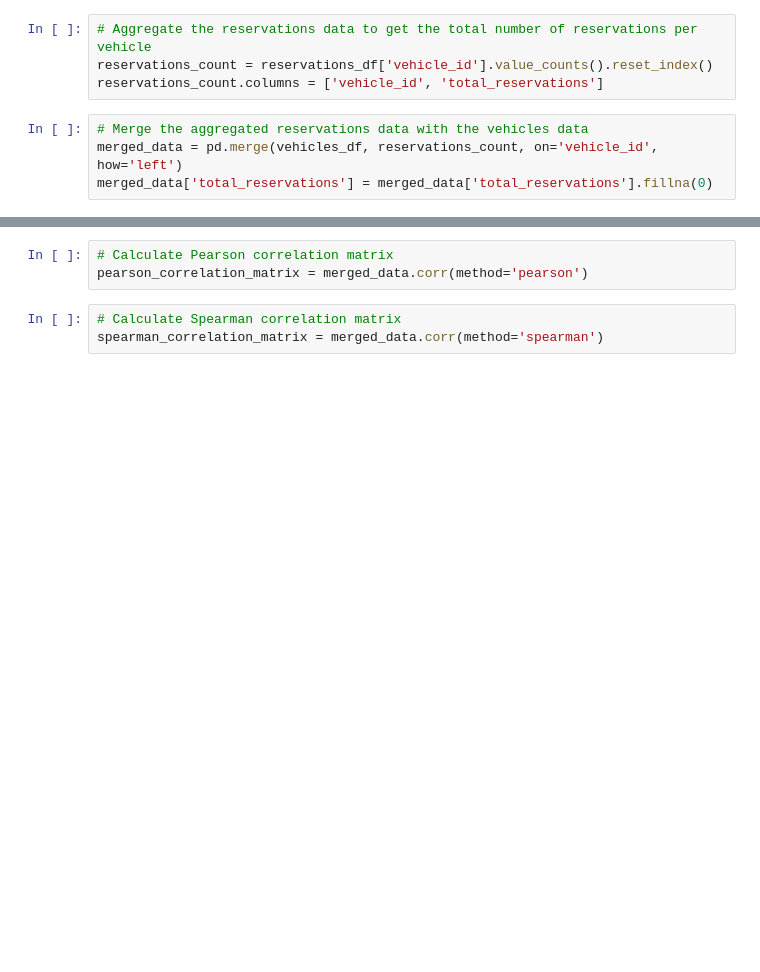
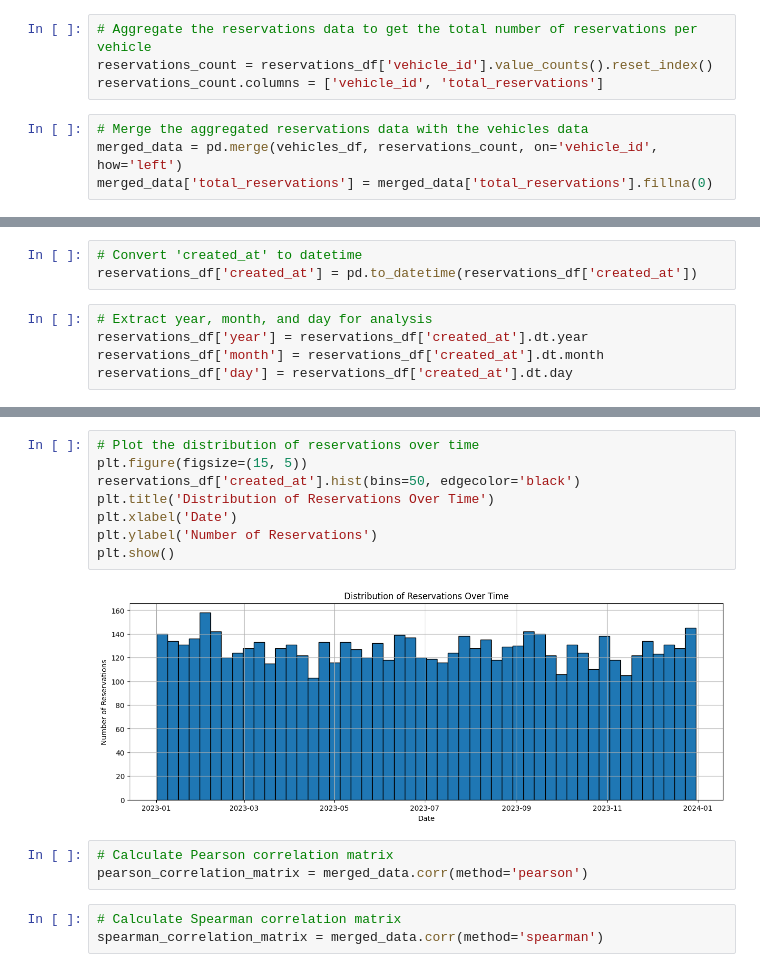
Before and after one commit to Philippe-RM/turo, a Jupyter notebook: jupyter/notebooks/analyses/statistiques.ipynb, the cells around one changed output, grey strips where cells are left out. Drawn from its saved outputs; the diff is of its cells as text; blank space fills up the shorter version.

Commit message:
model analysis

```diff
--- a/jupyter/notebooks/analyses/statistiques.ipynb
+++ b/jupyter/notebooks/analyses/statistiques.ipynb
@@ -48,0 +108,8 @@ display(merged_data.head())
+# %%
+# Convert 'created_at' to datetime
+reservations_df['created_at'] = pd.to_datetime(reservations_df['created_at'])
+# %%
+# Extract year, month, and day for analysis
+reservations_df['year'] = reservations_df['created_at'].dt.year
+reservations_df['month'] = reservations_df['created_at'].dt.month
+reservations_df['day'] = reservations_df['created_at'].dt.day
@@ -49,3 +132,13 @@ display(merged_data.head())
+# %%
+# Plot the distribution of reservations over time
+plt.figure(figsize=(15, 5))
+reservations_df['created_at'].hist(bins=50, edgecolor='black')
+plt.title('Distribution of Reservations Over Time')
+plt.xlabel('Date')
+plt.ylabel('Number of Reservations')
+plt.show()
+# %% [output]
+[figure, added]
 # %%
 # Calculate Pearson correlation matrix
 pearson_correlation_matrix = merged_data.corr(method='pearson')
```
Also changed, not shown: parts of 20 cells of this notebook.
